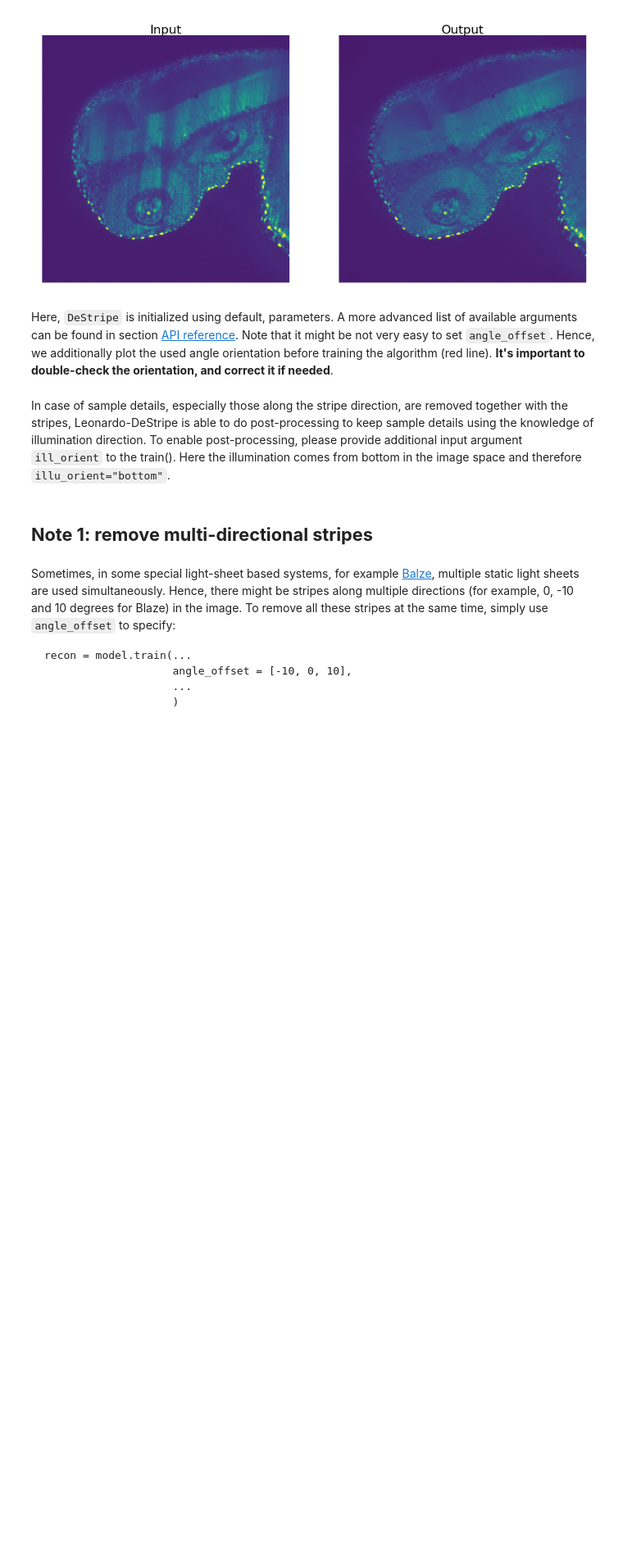
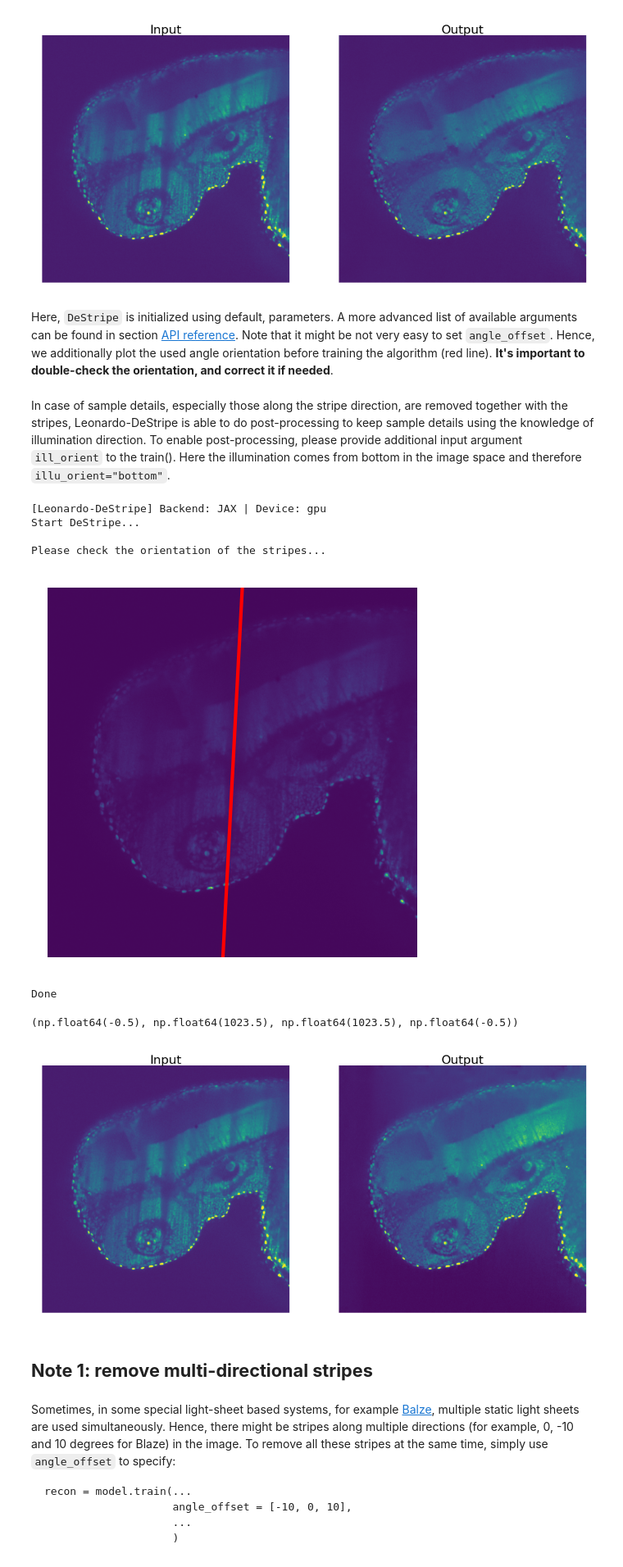
Before and after one commit to yuliu96/leonardo_toolset_revision, a Jupyter notebook: docs/tutorials/notebook/Leonardo_DeStripe.ipynb, the cells around one changed output. Shown at 82% size. Drawn from its saved outputs; the diff is of its cells as text; code cells hidden in the pictures; blank space fills up the shorter version.

```diff
--- a/docs/tutorials/notebook/Leonardo_DeStripe.ipynb
+++ b/docs/tutorials/notebook/Leonardo_DeStripe.ipynb
@@ -100,23 +102,33 @@ In case of sample details, especially those along the stripe direction, are remo
 # %%
 from leonardo_toolset import DeStripe
 
 model = DeStripe()
 
 recon = model.train(is_vertical = True,
                     display = False,
                     angle_offset = [-3],
                     x = X[206],
                     display_angle_orientation = True,
                     illu_orient = "bottom",
+                    non_positive = True,
                     )
 
 fig, (ax1, ax2) = plt.subplots(1, 2, dpi=200)
 ax1.imshow(X[206], vmax = 500)
 ax1.set_title("Input", fontsize=8, pad=1)
 ax1.axis("off")
 ax2.imshow(recon[0], vmax = 500)
 ax2.set_title("Output", fontsize=8, pad=1)
 ax2.axis("off")
+# %% [output]
+[Leonardo-DeStripe] Backend: JAX | Device: gpu
+Start DeStripe...
+
+Please check the orientation of the stripes...
+[figure, added]
+Done
+(np.float64(-0.5), np.float64(1023.5), np.float64(1023.5), np.float64(-0.5))
+[figure, added]
 # %% [markdown]
 ## **Note 1: remove multi-directional stripes**
 # %% [markdown]
```
Also changed, not shown: parts of 2 cells of this notebook, 1 other file.
